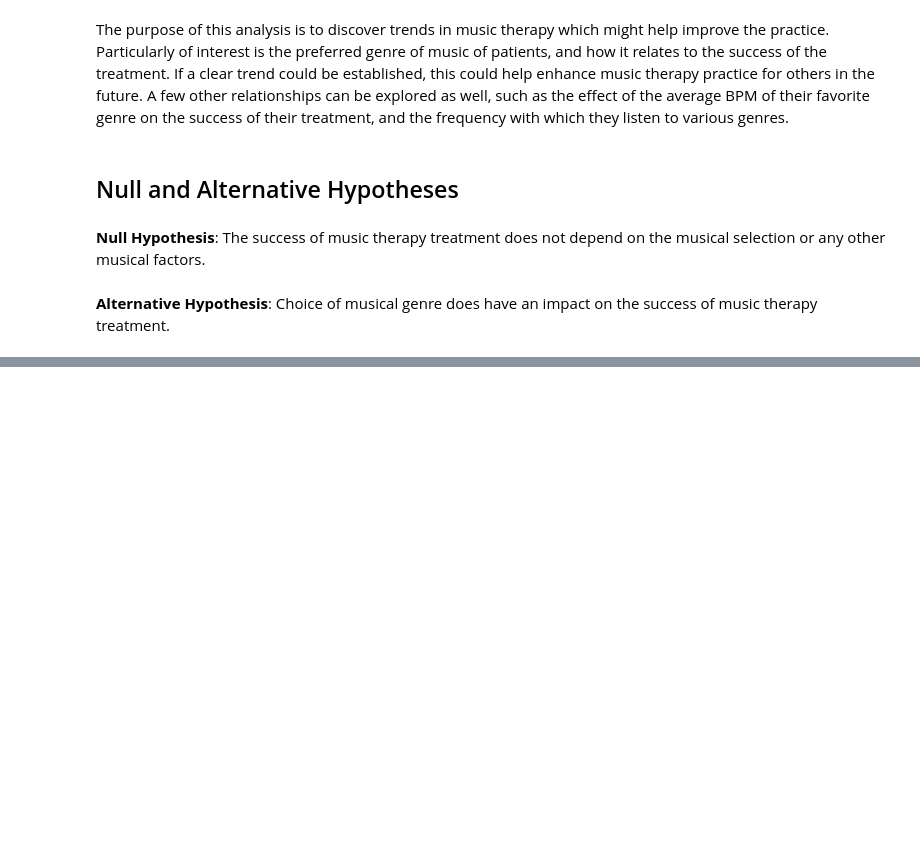
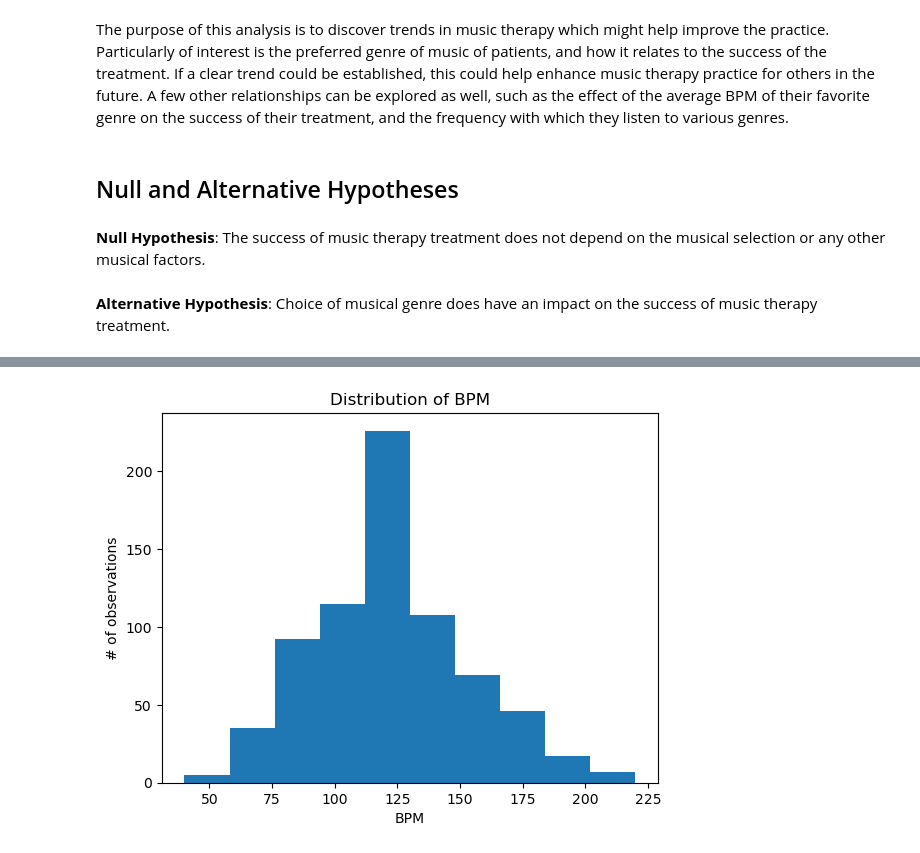
Before and after one commit to ajamkotc/music_therapy_capstone, a Jupyter notebook: notebooks/exploratory-data-analysis.ipynb, the cells around one changed output, grey strips where cells are left out. Saved outputs shown, nothing was run; the diff lists cells and outputs as text; code cells hidden in the pictures; blank space fills up the shorter version.

```diff
--- a/notebooks/exploratory-data-analysis.ipynb
+++ b/notebooks/exploratory-data-analysis.ipynb
@@ -58,0 +49,11 @@ survey_dummies
+# %%
+# Visualize overall distribution of BPM
+
+plt.hist(survey_df['BPM'])
+plt.xlabel('BPM')
+plt.ylabel('# of observations')
+plt.title('Distribution of BPM')
+
+plt.show()
+# %% [output]
+[figure, added]
```
Also changed, not shown: parts of 18 cells of this notebook, 1 other file.
